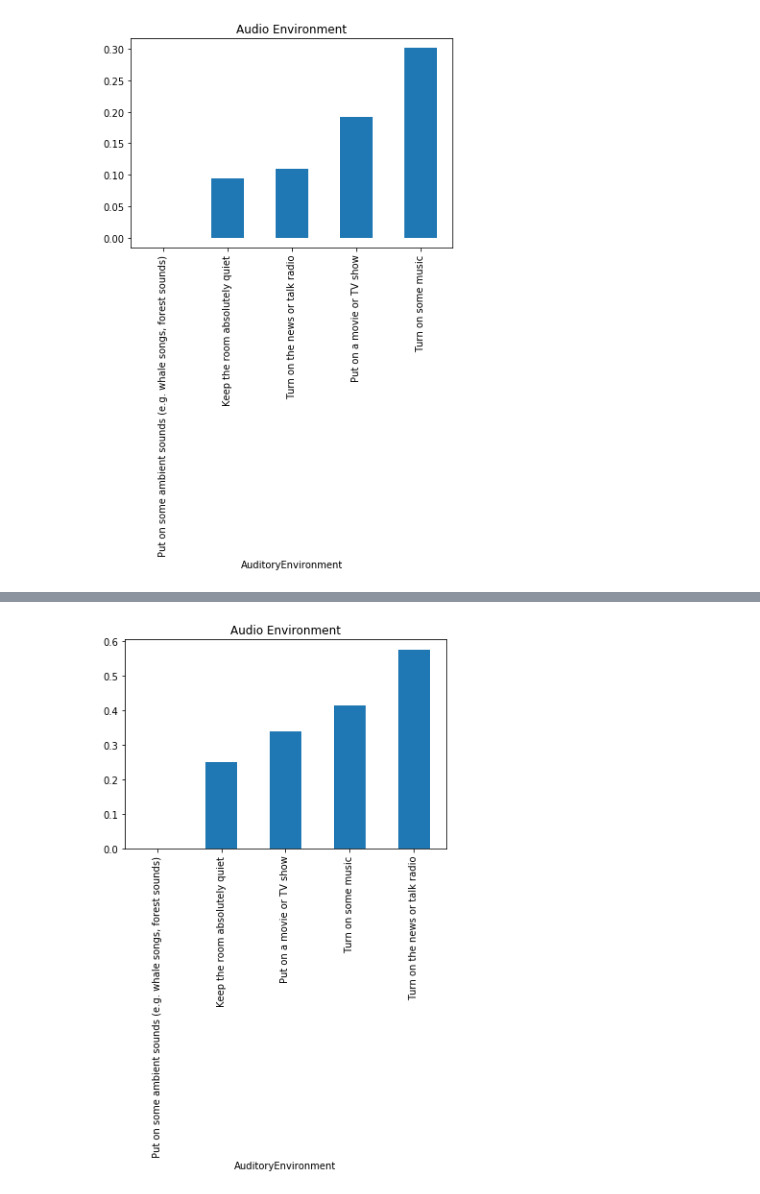
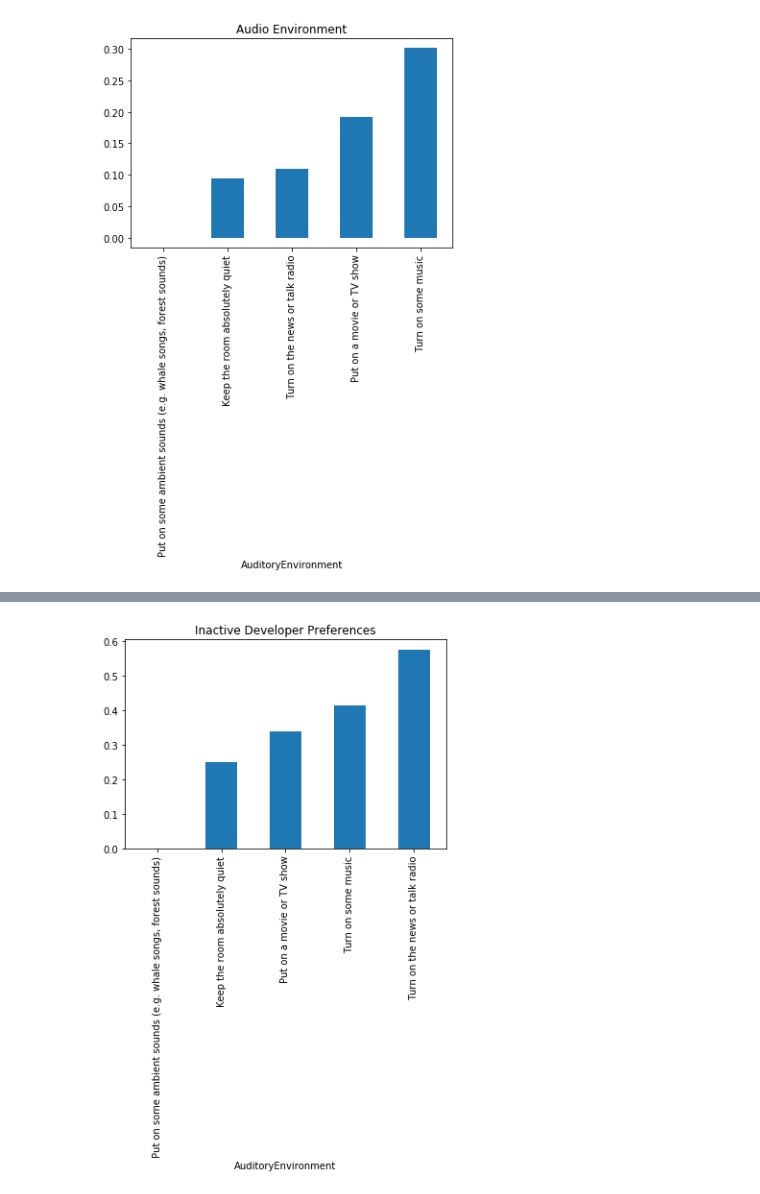
Before and after one commit to naveedrafi42/DS-Blog, a Jupyter notebook: Notebooks/project-notebook-Q1.ipynb, the cells around one changed output, grey strips where cells are left out. Saved outputs shown, nothing was run; the diff lists cells and outputs as text; code cells hidden in the pictures.

```diff
--- a/Notebooks/project-notebook-Q1.ipynb
+++ b/Notebooks/project-notebook-Q1.ipynb
@@ -244,5 +244,5 @@ plt.title("Audio Environment");
 # %%
 (inactive_employed_audio_df.groupby(['AuditoryEnvironment']).mean()['JobSatisfaction'] - 6.350877).sort_values().plot(kind="bar")
-plt.title("Audio Environment");
+plt.title("Inactive Developer Preferences");
 # %% [output]
-[figure, old version]
+[figure, new version]
```
Also changed, not shown: parts of 5 cells of this notebook, 1 other file.
